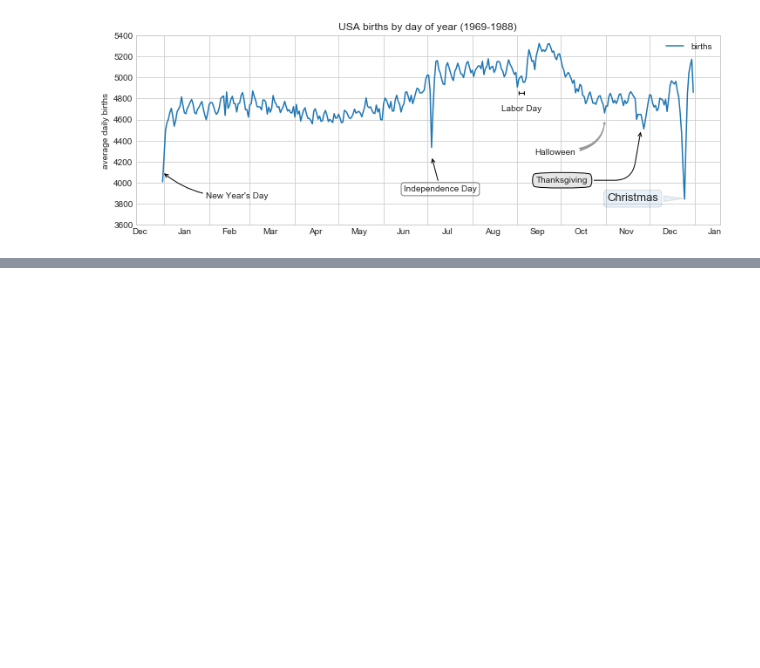
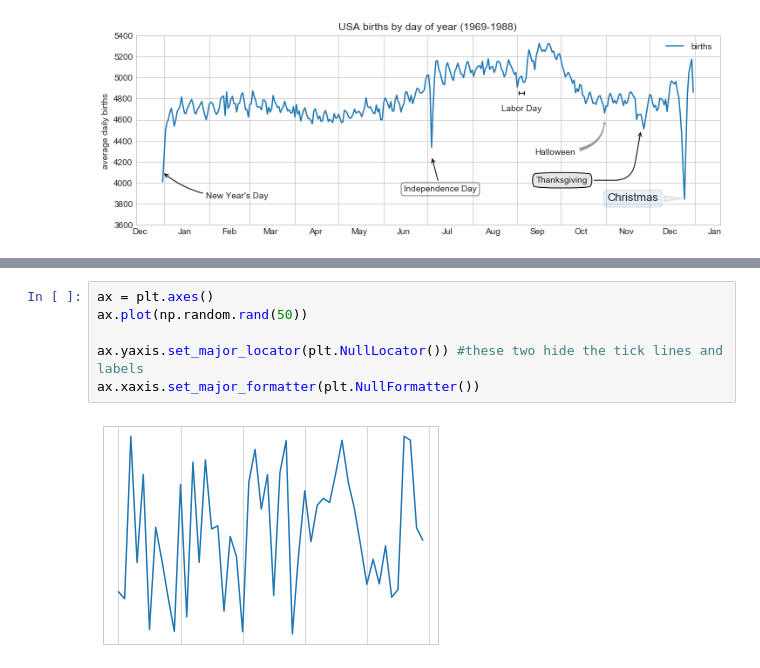
Before and after one commit to mvrieze/firepit, a Jupyter notebook: Matplotlib_Patterns.ipynb, the cells around one changed output, grey strips where cells are left out. Drawn from its saved outputs; the diff is of its cells as text; blank space fills up the shorter version.

```diff
--- a/Matplotlib_Patterns.ipynb
+++ b/Matplotlib_Patterns.ipynb
@@ -763,0 +789,8 @@ ax.set_ylim(3600, 5400);
+# %%
+ax = plt.axes()
+ax.plot(np.random.rand(50))
+
+ax.yaxis.set_major_locator(plt.NullLocator()) #these two hide the tick lines and labels
+ax.xaxis.set_major_formatter(plt.NullFormatter())
+# %% [output]
+[figure, added]
```
Also changed, not shown: parts of 94 cells of this notebook.
